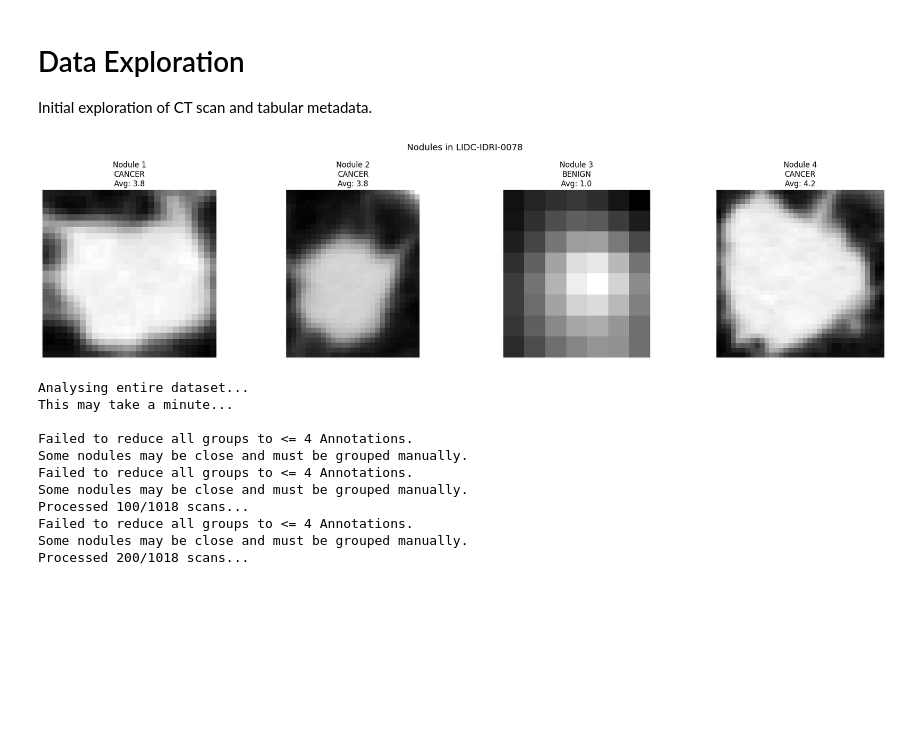
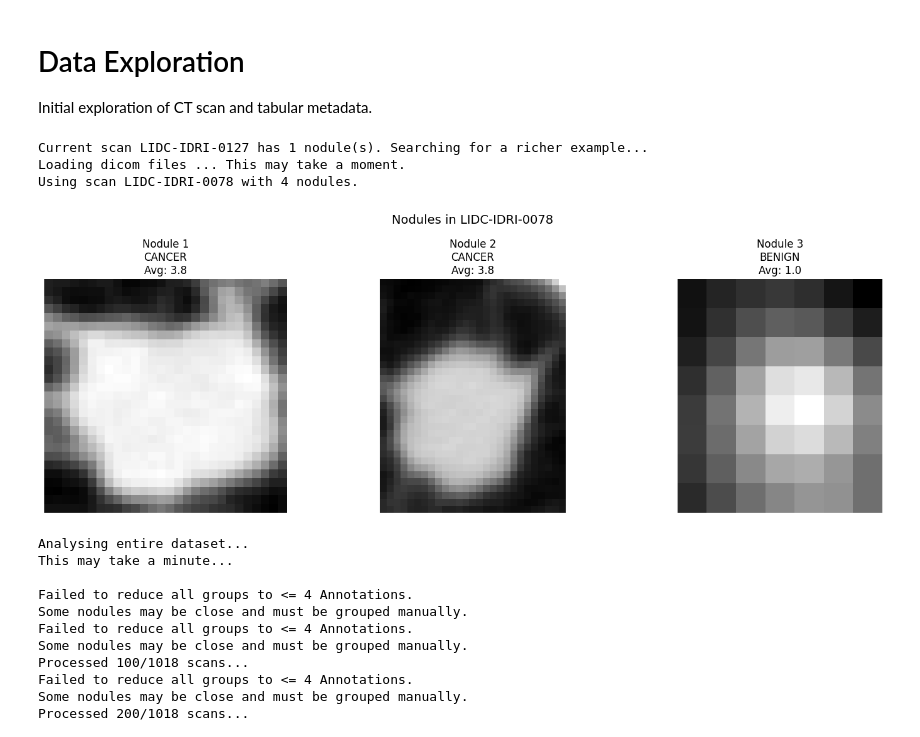
Before and after one commit to chamethyaY/Dual-Stage-Lung-Cancer-Detection-, a Jupyter notebook: notebooks/01_data_exploration.ipynb, the cells around one changed output. Cells and saved outputs as stored; diff of their text form; code cells hidden in the pictures; blank space fills up the shorter version.

Commit message:
Fix nodule close-up cell and multi-nodule display logic

```diff
--- a/notebooks/01_data_exploration.ipynb
+++ b/notebooks/01_data_exploration.ipynb
@@ -1,40 +1,62 @@
-# %% [markdown]
-# Data Exploration
-Initial exploration of CT scan and tabular metadata.
+# %% [markdown]
+# Data Exploration
+Initial exploration of CT scan and tabular metadata.
 # %%
 # Visualise each nodule up close
-fig, axes = plt.subplots(1, len(nodules), figsize=(5 * len(nodules), 5))
+target_nodules = 3
 
-for i, nodule in enumerate(nodules):
-    # Get malignancy label
-    malignancy_scores = [ann.malignancy for ann in nodule]
-    avg_malignancy = np.mean(malignancy_scores)
-    label = 'CANCER' if avg_malignancy >= 3 else 'BENIGN'
+# If current scan has too few nodules, pick another scan with more nodules.
+if len(nodules) < target_nodules:
+    print(f"Current scan {scan.patient_id} has {len(nodules)} nodule(s). Searching for a richer example...")
+    for candidate_scan in scans:
+        candidate_nodules = candidate_scan.cluster_annotations()
+        if len(candidate_nodules) >= target_nodules:
+            scan = candidate_scan
+            nodules = candidate_nodules
+            volume = scan.to_volume()
+            print(f"Using scan {scan.patient_id} with {len(nodules)} nodules.")
+            break
 
-    # Get the nodule's position in the scan
-    ann = nodule[0]
-    bbox = ann.bbox()
+if len(nodules) == 0:
+    print("No nodules found for this scan.")
+else:
+    nodules_to_show = nodules[:target_nodules]
+    fig, axes = plt.subplots(1, len(nodules_to_show), figsize=(5 * len(nodules_to_show), 5))
+    axes = np.atleast_1d(axes)
 
-    # Get the center slice of the nodule
-    center_slice = (bbox[2].start + bbox[2].stop) // 2
+    for i, nodule in enumerate(nodules_to_show):
+        # Get malignancy label
+        malignancy_scores = [ann.malignancy for ann in nodule]
+        avg_malignancy = np.mean(malignancy_scores)
+        label = 'CANCER' if avg_malignancy >= 3 else 'BENIGN'
 
-    # Crop the region around the nodule
-    nodule_image = volume[
-        bbox[0].start:bbox[0].stop,
-        bbox[1].start:bbox[1].stop,
-        center_slice
-    ]
+        # Get the nodule's position in the scan
+        ann = nodule[0]
+        bbox = ann.bbox()
 
-    # Show it
-    axes[i].imshow(nodule_image, cmap='gray')
-    axes[i].set_title(f'Nodule {i+1}\n{label}\nAvg: {avg_malignancy:.1f}')
-    axes[i].axis('off')
+        # Get the center slice of the nodule
+        center_slice = (bbox[2].start + bbox[2].stop) // 2
 
-plt.suptitle(f'Nodules in {scan.patient_id}', fontsize=14)
-plt.tight_layout()
-plt.show()
+        # Crop the region around the nodule
+        nodule_image = volume[
+            bbox[0].start:bbox[0].stop,
+            bbox[1].start:bbox[1].stop,
+            center_slice
+        ]
+
+        # Show it
+        axes[i].imshow(nodule_image, cmap='gray')
+        axes[i].set_title(f'Nodule {i+1}\n{label}\nAvg: {avg_malignancy:.1f}')
+        axes[i].axis('off')
+
+    plt.suptitle(f'Nodules in {scan.patient_id}', fontsize=14)
+    plt.tight_layout()
+    plt.show()
 # %% [output]
+Current scan LIDC-IDRI-0127 has 1 nodule(s). Searching for a richer example...
+Loading dicom files ... This may take a moment.
+Using scan LIDC-IDRI-0078 with 4 nodules.
-[figure, old version]
+[figure, new version]
 # %%
 # =============================================
 # Count cancer vs benign across all patients
```
Also changed, not shown: parts of 2 cells of this notebook, 1 other file.
